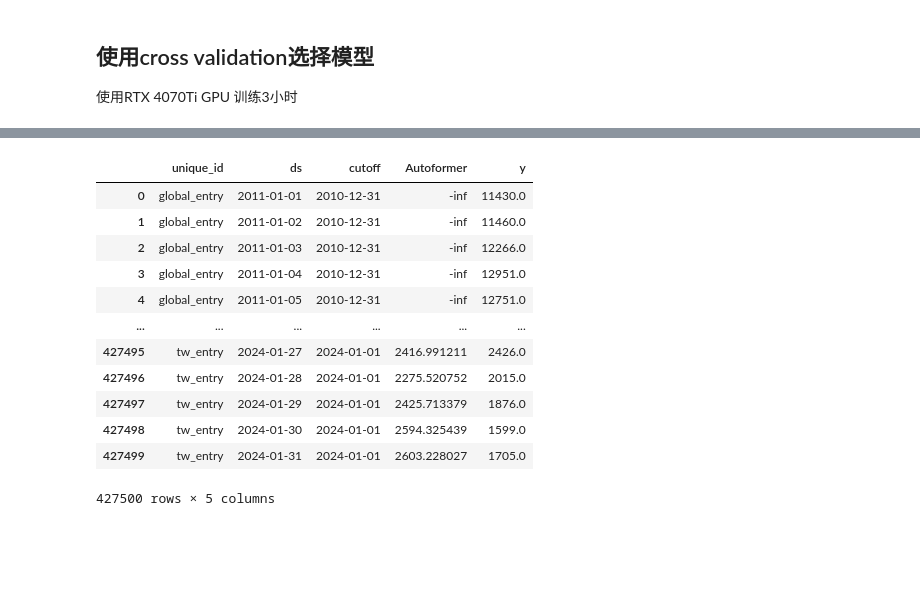
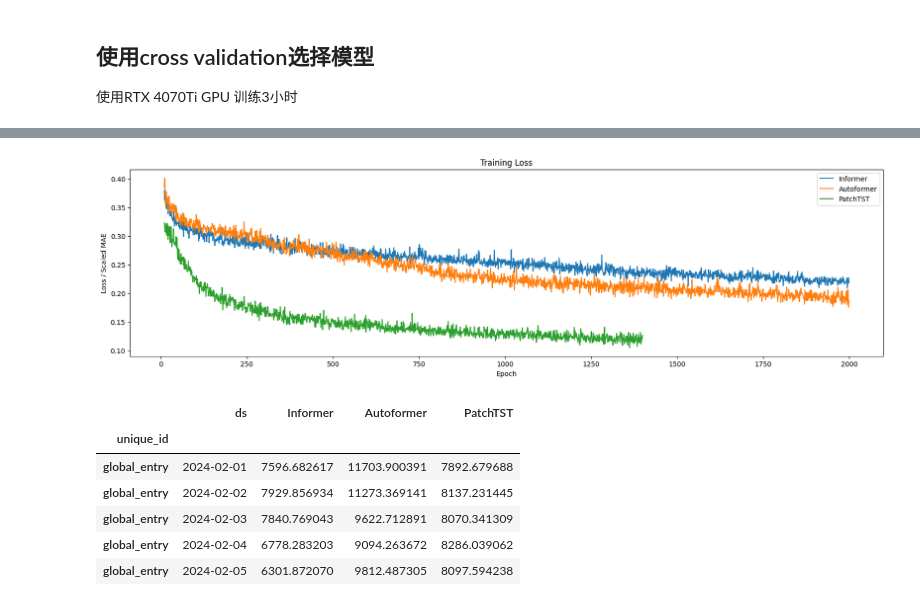
Before and after one commit to jiadol/Travel_Ml, a Jupyter notebook: notebooks/05_Prediction.ipynb, the cells around one changed output, grey strips where cells are left out. Saved outputs shown, nothing was run; the diff lists cells and outputs as text; code cells hidden in the pictures; blank space fills up the shorter version.

```diff
--- a/notebooks/05_Prediction.ipynb
+++ b/notebooks/05_Prediction.ipynb
@@ -70,35 +141,21 @@ Seed set to 42
 # %%
 import matplotlib.pyplot as plt
 
-train = nf.models[0].train_trajectories
-valid = nf.models[0].valid_trajectories
-
 # Creating DataFrames for easy plotting
-df_train_loss = pd.DataFrame(train, columns=['Epoch', 'Train Loss'])
-df_valid_loss = pd.DataFrame(valid, columns=['Epoch', 'Validation Loss'])
+# 去掉不稳定的前十个epoch
+informer_loss = pd.DataFrame(nf.models[0].train_trajectories[10:], columns=['Epoch', 'Train Loss'])
+autoformer_loss = pd.DataFrame(nf.models[1].train_trajectories[10:], columns=['Epoch', 'Train Loss'])
+patchtst_loss = pd.DataFrame(nf.models[2].train_trajectories[10:], columns=['Epoch', 'Train Loss'])
 
 # Plotting
-plt.plot(df_train_loss['Epoch'], df_train_loss['Train Loss'], label='Train Loss')
-plt.plot(df_valid_loss['Epoch'], df_valid_loss['Validation Loss'], label='Validation Loss')
-plt.title("Training and Validation Loss")
-plt.xlabel("Epoch")
-plt.ylabel("Loss")
+plt.figure(figsize=(20,5))
+plt.plot(informer_loss['Epoch'], informer_loss['Train Loss'], label='Informer')
+plt.plot(autoformer_loss['Epoch'], autoformer_loss['Train Loss'], label='Autoformer')
+plt.plot(patchtst_loss['Epoch'], patchtst_loss['Train Loss'], label='PatchTST')
+plt.xlabel('Epoch')
+plt.ylabel('Loss / Scaled MAE')
+plt.title('Training Loss')
 plt.legend()
 plt.show()
+# %% [output]
+[figure, added]
-# %%
-df_insample = nf.predict_insample(step_size=1)
-df_insample
-# %% [output]
-|  | unique_id | ds | cutoff | Autoformer | y |
-| 0 | global_entry | 2011-01-01 | 2010-12-31 | -inf | 11430.0 |
-| 1 | global_entry | 2011-01-02 | 2010-12-31 | -inf | 11460.0 |
-| 2 | global_entry | 2011-01-03 | 2010-12-31 | -inf | 12266.0 |
-| 3 | global_entry | 2011-01-04 | 2010-12-31 | -inf | 12951.0 |
-| 4 | global_entry | 2011-01-05 | 2010-12-31 | -inf | 12751.0 |
-| ... | ... | ... | ... | ... | ... |
-| 427495 | tw_entry | 2024-01-27 | 2024-01-01 | 2416.991211 | 2426.0 |
-| 427496 | tw_entry | 2024-01-28 | 2024-01-01 | 2275.520752 | 2015.0 |
-| 427497 | tw_entry | 2024-01-29 | 2024-01-01 | 2425.713379 | 1876.0 |
-| 427498 | tw_entry | 2024-01-30 | 2024-01-01 | 2594.325439 | 1599.0 |
-| 427499 | tw_entry | 2024-01-31 | 2024-01-01 | 2603.228027 | 1705.0 |
-427500 rows × 5 columns
@@ -147,2 +162,11 @@ preds
 # %%
-nf.predict(df_long, futr_df=preds, step_size=1, random_seed=42)
+df_pred = nf.predict(df_long, step_size=horizon, random_seed=42)
+df_pred.head()
+# %% [output]
+|  | ds | Informer | Autoformer | PatchTST |
+| unique_id |  |  |  |  |
+| global_entry | 2024-02-01 | 7596.682617 | 11703.900391 | 7892.679688 |
+| global_entry | 2024-02-02 | 7929.856934 | 11273.369141 | 8137.231445 |
+| global_entry | 2024-02-03 | 7840.769043 | 9622.712891 | 8070.341309 |
+| global_entry | 2024-02-04 | 6778.283203 | 9094.263672 | 8286.039062 |
+| global_entry | 2024-02-05 | 6301.872070 | 9812.487305 | 8097.594238 |
```
Also changed, not shown: parts of 10 cells of this notebook.
